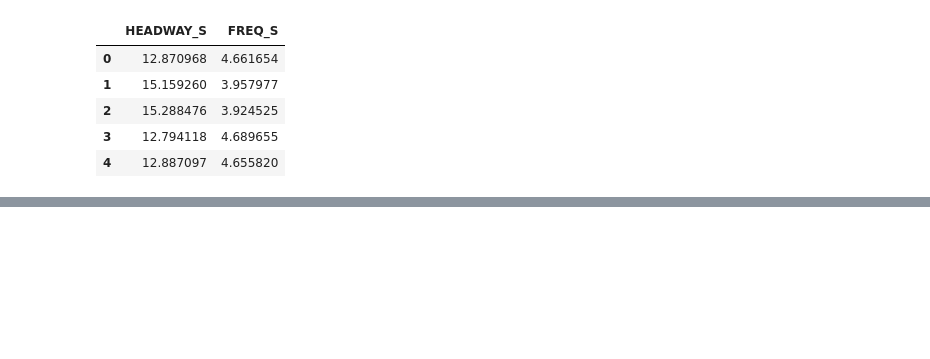
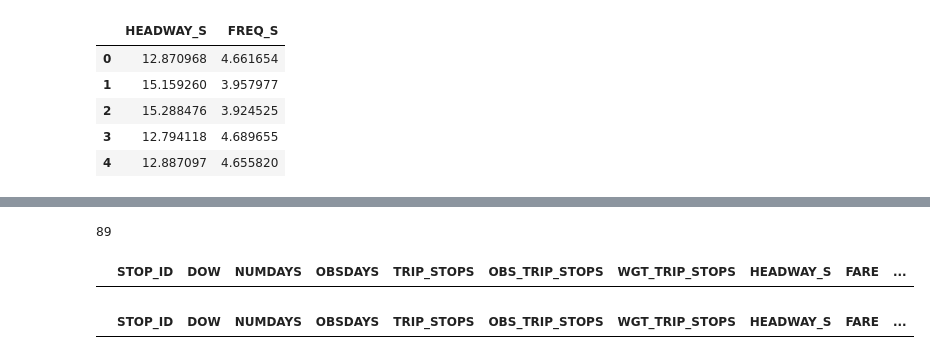
Before and after one commit to alex-mucci/Transit-Casa-Share, a Jupyter notebook: Notebooks/Modeling_Final.ipynb, the cells around one changed output, grey strips where cells are left out. Cells and saved outputs as stored; diff of their text form; code cells hidden in the pictures; blank space fills up the shorter version.

```diff
--- a/Notebooks/Modeling_Final.ipynb
+++ b/Notebooks/Modeling_Final.ipynb
@@ -71,6 +109,10 @@ drop = ['Unnamed: 0',
 'Id2',
 'Geography',
 'geometry_a',
-'geometry_e']
+'geometry_e',
+'geometry_f',
+'STOP_LAT',
+'STOP_LON',
+'FID_1']
 # %%
 estimate = estimate.drop(drop,axis = 1)
@@ -97,0 +145,6 @@ FREQ_S
+# %%
+len(estimate.columns)
+# %% [output]
+89
+# %%
+change = ['EMP_RAC_SCALED','EMP_WAC_SCALED','LEISER_RAC_SCALED','LEISER_WAC_SCALED','OTHER_RAC_SCALED','OTHER_WAC_SCALED','RETAIL_RAC_SCALED','RETAIL_WAC_SCALED','BART_FROMS','BART_TOS','MUNI_RAIL_ALIGHTINGS','MUNI_RAIL_BOARDINGS','CALTRAIN_OFF','CALTRAIN_ON','NUM_BUS_STOPS']
@@ -98,3 +156,11 @@ FREQ_S
+# %%
+estimate[np.isnan(estimate['ON'])]
+# %% [output]
+|  | STOP_ID | DOW | NUMDAYS | OBSDAYS | TRIP_STOPS | OBS_TRIP_STOPS | WGT_TRIP_STOPS | HEADWAY_S | FARE | ... |
+# %%
+estimate[np.isnan(estimate['BART_FROMS'])]
+# %% [output]
+|  | STOP_ID | DOW | NUMDAYS | OBSDAYS | TRIP_STOPS | OBS_TRIP_STOPS | WGT_TRIP_STOPS | HEADWAY_S | FARE | ... |
 # %%
 estimate = estimate.sort(axis = 1)
 # %%
```
Also changed, not shown: parts of 112 cells of this notebook, 13 other files.
